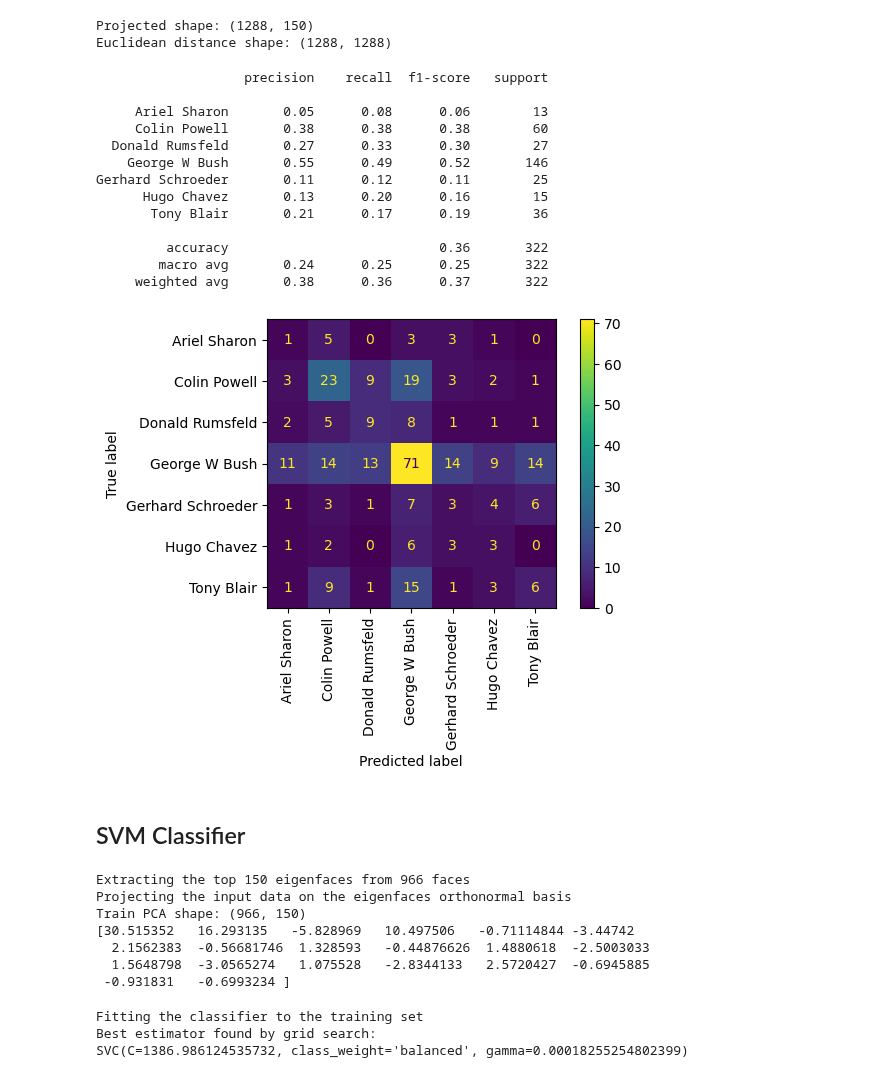
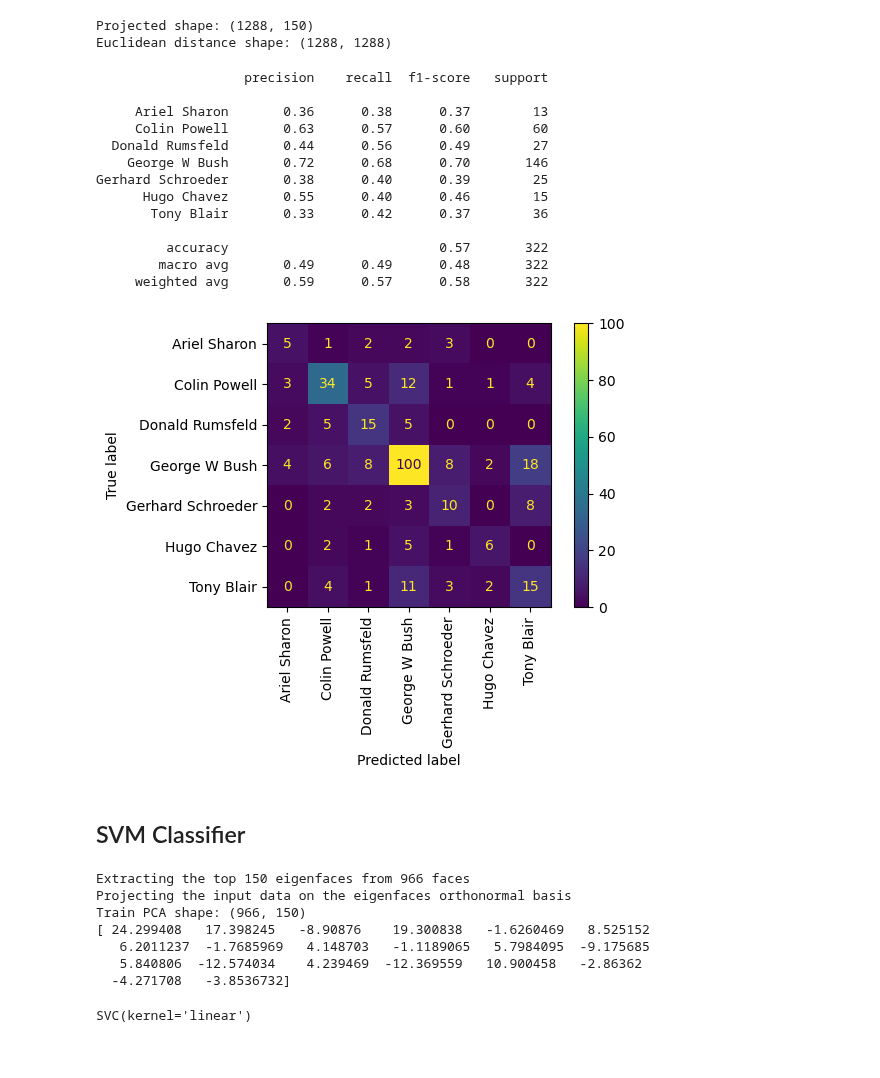
Before and after one commit to HeroLink/comp7404c-eigenfaces, a Jupyter notebook: jupyter/eigenfaces.ipynb, the cells around one changed output. Drawn from its saved outputs; the diff is of its cells as text; code cells hidden in the pictures.

```diff
--- a/jupyter/eigenfaces.ipynb
+++ b/jupyter/eigenfaces.ipynb
@@ -43,7 +42,10 @@ from sklearn.model_selection import RandomizedSearchCV
 import numpy as np
 # %%
 # Only use people with more than 70 images, default resize=0.5
-lfw_people = fetch_lfw_people(data_home="../data", min_faces_per_person=70, resize=1)
+lfw_people = fetch_lfw_people(
+    data_home="../data",
+    min_faces_per_person=70,
+    resize=0.4)
 n_samples, h, w = lfw_people.images.shape
 
 # Use the 1-D pixels as features, positions info is ignored
@@ -131,28 +132,28 @@ Euclidean distance shape: (1288, 1288)
 # %%
 X_train, X_test, y_train, y_test = train_test_split(
     X, y, test_size=0.25, random_state=42
 )
 
 X_train = scaler.fit_transform(X_train)
 X_test = scaler.transform(X_test)
-y_pred = pipeline(X_train, X_test, y_train, y_test)
+y_pred = pipeline(X_train, X_test, y_train)
 
 report(y_test, y_pred, target_names)
 # %% [output]
                    precision    recall  f1-score   support
 
-     Ariel Sharon       0.05      0.08      0.06        13
-     Colin Powell       0.38      0.38      0.38        60
-  Donald Rumsfeld       0.27      0.33      0.30        27
-    George W Bush       0.55      0.49      0.52       146
-Gerhard Schroeder       0.11      0.12      0.11        25
-      Hugo Chavez       0.13      0.20      0.16        15
-       Tony Blair       0.21      0.17      0.19        36
+     Ariel Sharon       0.36      0.38      0.37        13
+     Colin Powell       0.63      0.57      0.60        60
+  Donald Rumsfeld       0.44      0.56      0.49        27
+    George W Bush       0.72      0.68      0.70       146
+Gerhard Schroeder       0.38      0.40      0.39        25
+      Hugo Chavez       0.55      0.40      0.46        15
+       Tony Blair       0.33      0.42      0.37        36
 
-         accuracy                           0.36       322
-        macro avg       0.24      0.25      0.25       322
-     weighted avg       0.38      0.36      0.37       322
+         accuracy                           0.57       322
+        macro avg       0.49      0.49      0.48       322
+     weighted avg       0.59      0.57      0.58       322
-[figure, old version]
+[figure, new version]
 # %% [markdown]
 ## SVM Classifier
 # %%
@@ -172,26 +173,27 @@ print(X_train_pca[0][:20])
 Extracting the top 150 eigenfaces from 966 faces
 Projecting the input data on the eigenfaces orthonormal basis
 Train PCA shape: (966, 150)
-[30.515352   16.293135   -5.828969   10.497506   -0.71114844 -3.44742
-  2.1562383  -0.56681746  1.328593   -0.44876626  1.4880618  -2.5003033
-  1.5648798  -3.0565274   1.075528   -2.8344133   2.5720427  -0.6945885
- -0.931831   -0.6993234 ]
+[ 24.299408   17.398245   -8.90876    19.300838   -1.6260469   8.525152
+   6.2011237  -1.7685969   4.148703   -1.1189065   5.7984095  -9.175685
+   5.840806  -12.574034    4.239469  -12.369559   10.900458   -2.86362
+  -4.271708   -3.8536732]
 # %%
-print("Fitting the classifier to the training set")
-param_grid = {
-    "C": loguniform(1e3, 1e5),
-    "gamma": loguniform(1e-4, 1e-1),
-}
-clf = RandomizedSearchCV(
-    SVC(kernel="rbf", class_weight="balanced"), param_grid, n_iter=10
-)
-clf = clf.fit(X_train_pca, y_train)
-print("Best estimator found by grid search:")
-print(clf.best_estimator_)
+# print("Fitting the classifier to the training set")
+# param_grid = {
+#     "C": loguniform(1e3, 1e5),
+#     "gamma": loguniform(1e-4, 1e-1),
+# }
+# clf = RandomizedSearchCV(
+#     SVC(kernel="rbf", class_weight="balanced"), param_grid, n_iter=10
+# )
+# clf = clf.fit(X_train_pca, y_train)
+# print("Best estimator found by random search:")
+# print(clf.best_estimator_)
+
+clf = SVC(kernel='linear')
+clf.fit(X_train_pca, y_train)
 # %% [output]
-Fitting the classifier to the training set
-Best estimator found by grid search:
-SVC(C=1386.986124535732, class_weight='balanced', gamma=0.00018255254802399)
+SVC(kernel='linear')
 # %%
 print("Predicting people's names on the test set")
 y_pred = clf.predict(X_test_pca)
```
Also changed, not shown: parts of 11 cells of this notebook, 2 other files.
